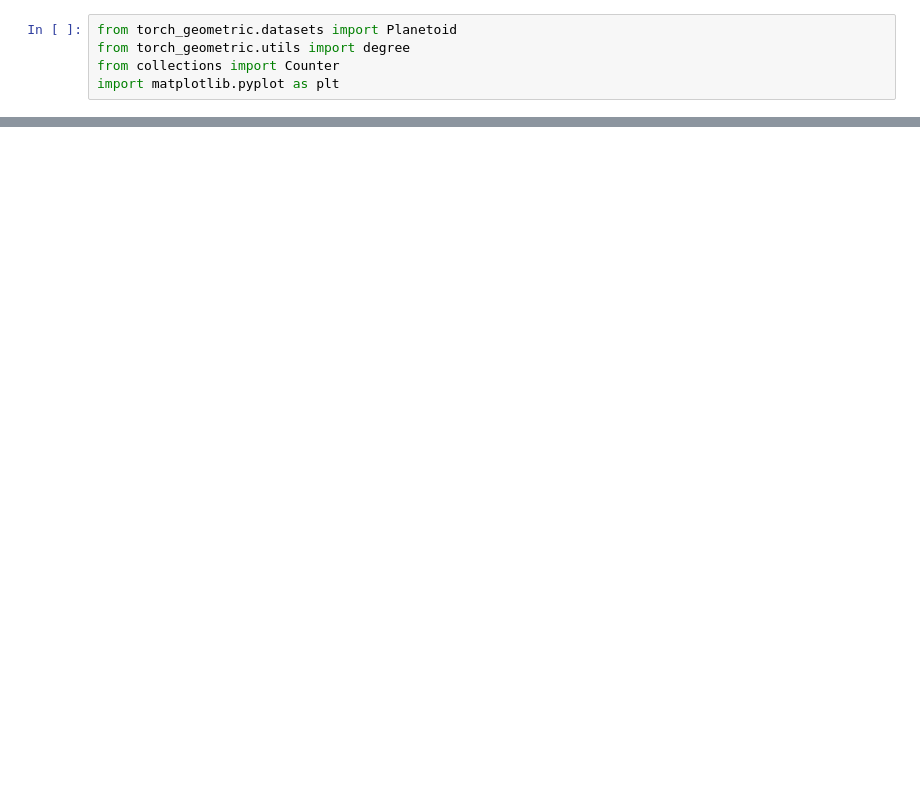
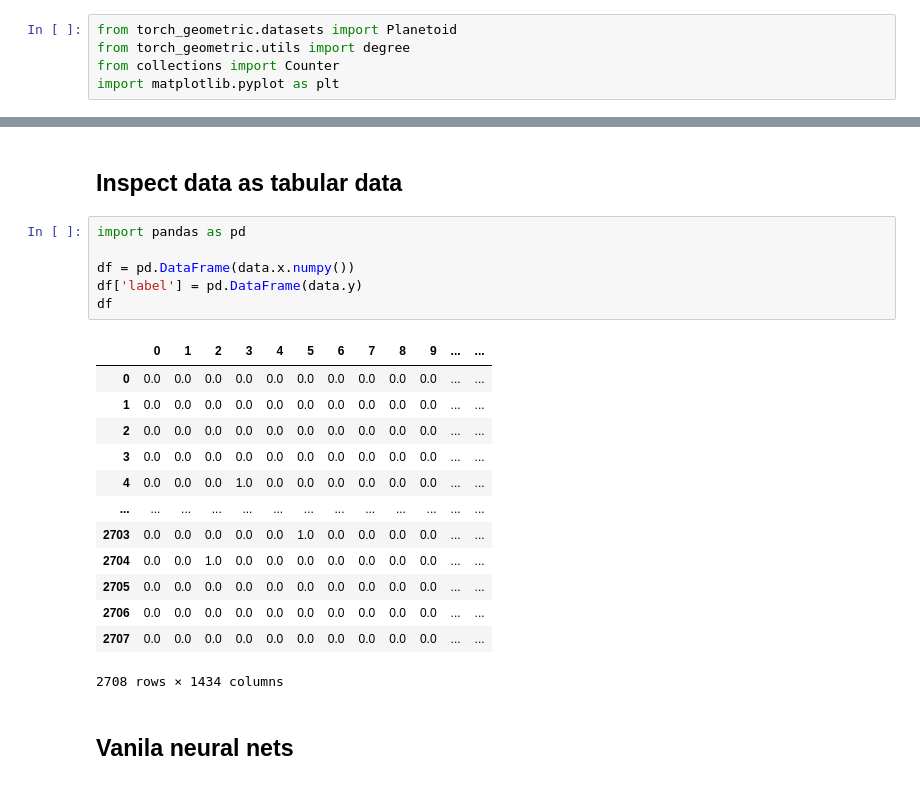
Before and after one commit to justramle/GNN-GCN-VNN-on-CoraDataset, a Jupyter notebook: gnn.ipynb, the cells around one changed output, grey strips where cells are left out. Drawn from its saved outputs; the diff is of its cells as text; blank space fills up the shorter version.

```diff
--- a/gnn.ipynb
+++ b/gnn.ipynb
@@ -41,0 +143,24 @@ Graph has loops: False
+# %% [markdown]
+## Inspect data as tabular data
+# %%
+import pandas as pd
+
+df = pd.DataFrame(data.x.numpy())
+df['label'] = pd.DataFrame(data.y)
+df
+# %% [output]
+|  | 0 | 1 | 2 | 3 | 4 | 5 | 6 | 7 | 8 | 9 | ... | ... |
+| 0 | 0.0 | 0.0 | 0.0 | 0.0 | 0.0 | 0.0 | 0.0 | 0.0 | 0.0 | 0.0 | ... | ... |
+| 1 | 0.0 | 0.0 | 0.0 | 0.0 | 0.0 | 0.0 | 0.0 | 0.0 | 0.0 | 0.0 | ... | ... |
+| 2 | 0.0 | 0.0 | 0.0 | 0.0 | 0.0 | 0.0 | 0.0 | 0.0 | 0.0 | 0.0 | ... | ... |
+| 3 | 0.0 | 0.0 | 0.0 | 0.0 | 0.0 | 0.0 | 0.0 | 0.0 | 0.0 | 0.0 | ... | ... |
+| 4 | 0.0 | 0.0 | 0.0 | 1.0 | 0.0 | 0.0 | 0.0 | 0.0 | 0.0 | 0.0 | ... | ... |
+| ... | ... | ... | ... | ... | ... | ... | ... | ... | ... | ... | ... | ... |
+| 2703 | 0.0 | 0.0 | 0.0 | 0.0 | 0.0 | 1.0 | 0.0 | 0.0 | 0.0 | 0.0 | ... | ... |
+| 2704 | 0.0 | 0.0 | 1.0 | 0.0 | 0.0 | 0.0 | 0.0 | 0.0 | 0.0 | 0.0 | ... | ... |
+| 2705 | 0.0 | 0.0 | 0.0 | 0.0 | 0.0 | 0.0 | 0.0 | 0.0 | 0.0 | 0.0 | ... | ... |
+| 2706 | 0.0 | 0.0 | 0.0 | 0.0 | 0.0 | 0.0 | 0.0 | 0.0 | 0.0 | 0.0 | ... | ... |
+| 2707 | 0.0 | 0.0 | 0.0 | 0.0 | 0.0 | 0.0 | 0.0 | 0.0 | 0.0 | 0.0 | ... | ... |
+2708 rows × 1434 columns
+# %% [markdown]
+## Vanila neural nets
```
Also changed, not shown: parts of 19 cells of this notebook.
